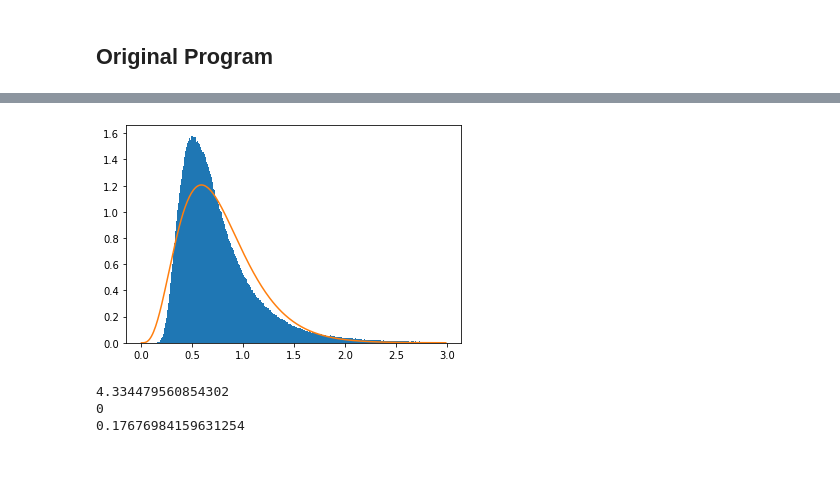
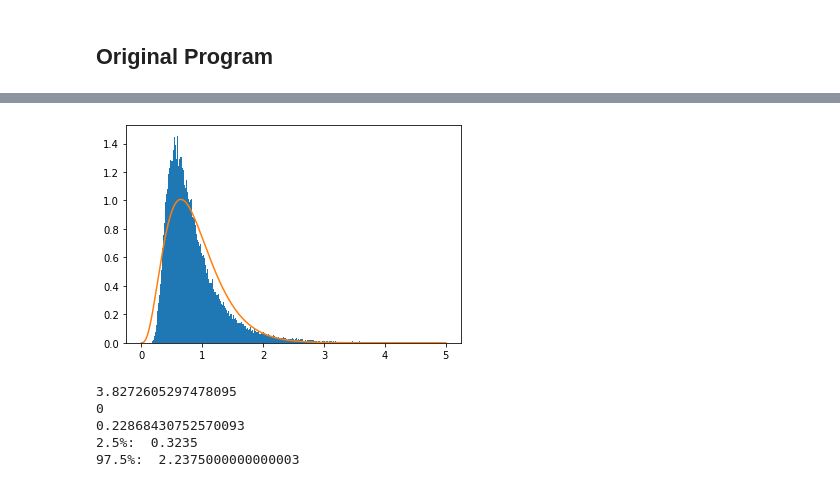
Before and after one commit to gnitnaw/Programs, a Jupyter notebook: Chapter3/gibbsamp.ipynb, the cells around one changed output, grey strips where cells are left out. Saved outputs shown, nothing was run; the diff lists cells and outputs as text; code cells hidden in the pictures.

```diff
--- a/Chapter3/gibbsamp.ipynb
+++ b/Chapter3/gibbsamp.ipynb
@@ -65,16 +96,40 @@ print(sigma)
 # %%
-_, bins, _ = plt.hist(gibbs_sample[:,1], density=1, bins = np.arange(0.0,3.0,0.01))
+binsize = 0.001
+xstart = 0
+xend = 5
+_, bins, _ = plt.hist(gibbs_sample[:,1], density=1, bins=np.arange(xstart,xend,binsize))
 
 fit_alpha, fit_loc, fit_beta= gamma.fit(gibbs_sample[:,1],floc=0)
 best_fit_line = gamma.pdf(bins, fit_alpha, fit_loc, fit_beta)
 plt.plot(bins, best_fit_line)
 plt.show()
 print(fit_alpha)
 print(fit_loc)
 print(fit_beta)
+
+hist, xedges= np.histogram(gibbs_sample[:,1], bins=np.arange(xstart,xend,binsize))
+
+N005 = 0.025 * N
+ii = 0
+n_sum = 0
+while n_sum < N005 :
+  n_sum += hist[ii]
+  ii = ii + 1
+
+print("2.5%: ", xstart + (ii+0.5)*binsize)
+
+ii = round((xend-xstart)/binsize-2)
+n_sum = 0
+while n_sum < N005 :
+  n_sum += hist[ii]
+  ii = ii - 1
+
+print("97.5%: ", xstart + (ii+0.5)*binsize)
 # %% [output]
-[figure, old version]
+[figure, new version]
-4.334479560854302
+3.8272605297478095
 0
-0.17676984159631254
+0.22868430752570093
+2.5%:  0.3235
+97.5%:  2.2375000000000003
 # %%
```
Also changed, not shown: parts of 6 cells of this notebook.
